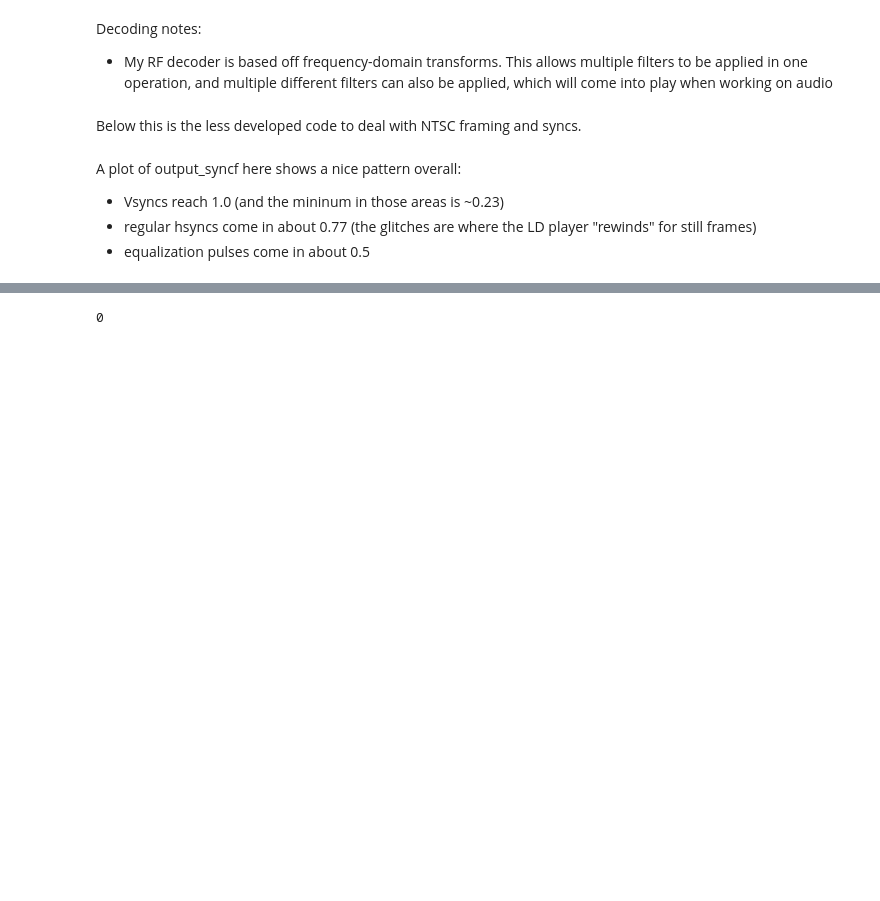
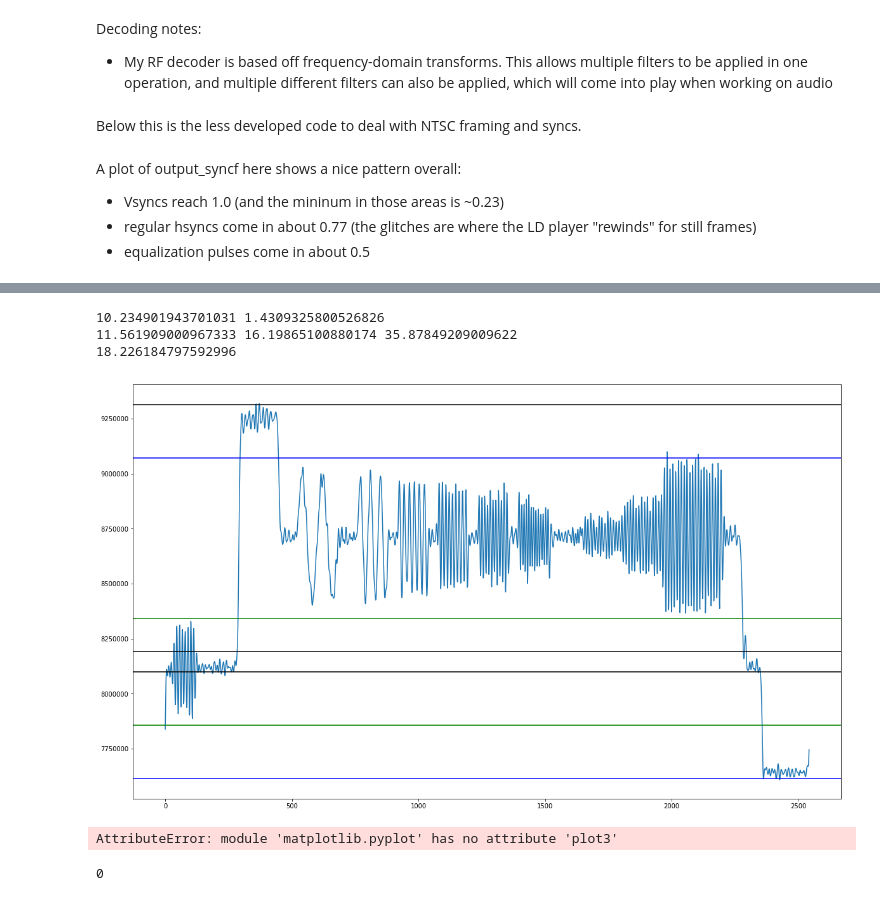
Before and after one commit to happycube/ld-decode, a Jupyter notebook: ld-decoder-dev.ipynb, the cells around one changed output, grey strips where cells are left out. Drawn from its saved outputs; the diff is of its cells as text; code cells hidden in the pictures; blank space fills up the shorter version.

```diff
--- a/ld-decoder-dev.ipynb
+++ b/ld-decoder-dev.ipynb
@@ -1330,3 +1362,21 @@ drawdata(output_cropped, 844, 504, hscale=2, vscale=2)
+# %%
+l = 283
+
+bar0 = frame['demod'][int(linelist2[l]):int(linelist2[l+1])]
+#bar0 = frame['demod'][int(lineinfo_odd[l]):int(lineinfo_odd[l+1])]
+lineplot(bar0, filterset)
+print(calcsnr(bar0[400:600]), (np.max(bar0[1200:1500]) - 8100000) / (bar0[500] - 8100000))
+print(calcsnr(bar0[400:800]), calcsnr(bar0[500:2000]), calcsnr(bar0[-150:-10]))
+print(calcsnr(bar0[1250:2000]))
+# %% [output]
+10.234901943701031 1.4309325800526826
+11.561909000967333 16.19865100880174 35.87849209009622
+18.226184797592996
+[figure, added]
+# %%
+plt.plot3
+# %% [output]
+AttributeError: module 'matplotlib.pyplot' has no attribute 'plot3'
 # %%
 # command to convert the output tmp.tbc and tmp.pcm into a nice .avi file... need to have comb(-ntsc) built
 import os
```
Also changed, not shown: parts of 7 cells of this notebook.
